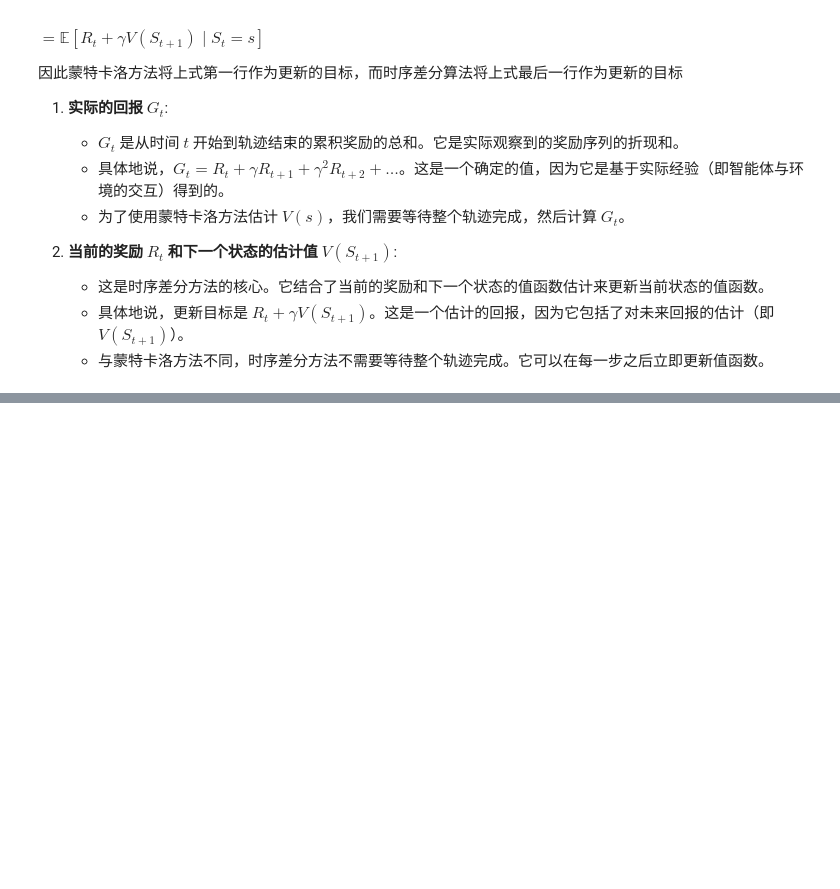
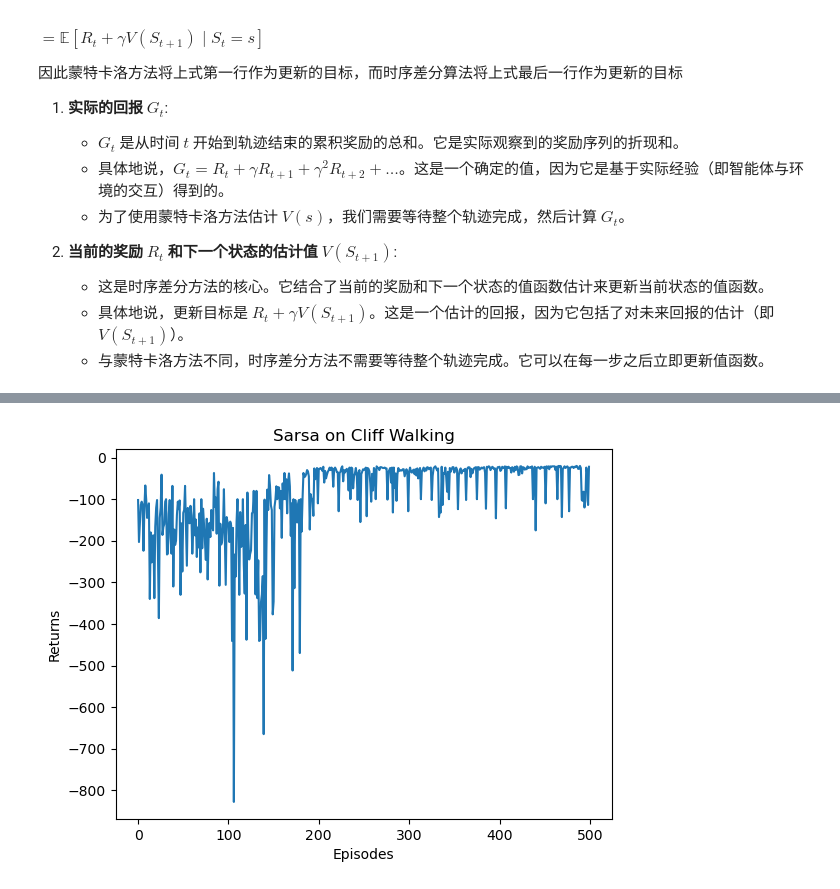
Before and after one commit to zmr-233/2_ML, a Jupyter notebook: 4-TD_TemporalDiffernce.ipynb, the cells around one changed output, grey strips where cells are left out. Cells and saved outputs as stored; diff of their text form; code cells hidden in the pictures; blank space fills up the shorter version.

```diff
--- a/4-TD_TemporalDiffernce.ipynb
+++ b/4-TD_TemporalDiffernce.ipynb
@@ -70,0 +121,31 @@ $$
+# %%
+class CliffWalkEnv:
+    def __init__(self,nrow=4,ncol=12,*,r_normal = -1, r_cliff = -100):
+        self.nrow = nrow
+        self.ncol = ncol
+        self.r_normal = r_normal
+        self.r_cliff = r_cliff
+        self.A = [[0, -1], [0, 1], [-1, 0], [1, 0]] #上|下|左|右
+        self.P = None
+
+    def isend(self,row,col):
+        return row == self.nrow-1 and col == self.ncol-1
+
+    def iscliff(self,row,col):
+        return row == self.nrow-1 and col > 0 and col != self.ncol-1
+
+    def iniP(self):
+        pass
+
+    def ini_loc(self):
+        return self.nrow - 1,0
+
+    def step(self,row,col,a):
+        next_row = min(self.nrow - 1, max(0, row + self.A[a][0]))
+        next_col = min(self.ncol - 1, max(0, col + self.A[a][1]))
+        next_s = next_row * self.ncol + next_col
+        reward = self.r_normal
+        flag = False
+        if self.isend(next_row,next_col): flag = True #reward?
+        if self.iscliff(next_row,next_col): reward = self.r_cliff; flag = True
+        return (next_row,next_col,next_s,reward,flag)
@@ -70,0 +277,9 @@ $$
+# %%
+env = CliffWalkEnv(4,12)
+bot = Sarsa(env)
+# %%
+bot.run()
+# %%
+bot.print_epi()
+# %% [output]
+[figure, added]
```
Also changed, not shown: parts of 12 cells of this notebook.
